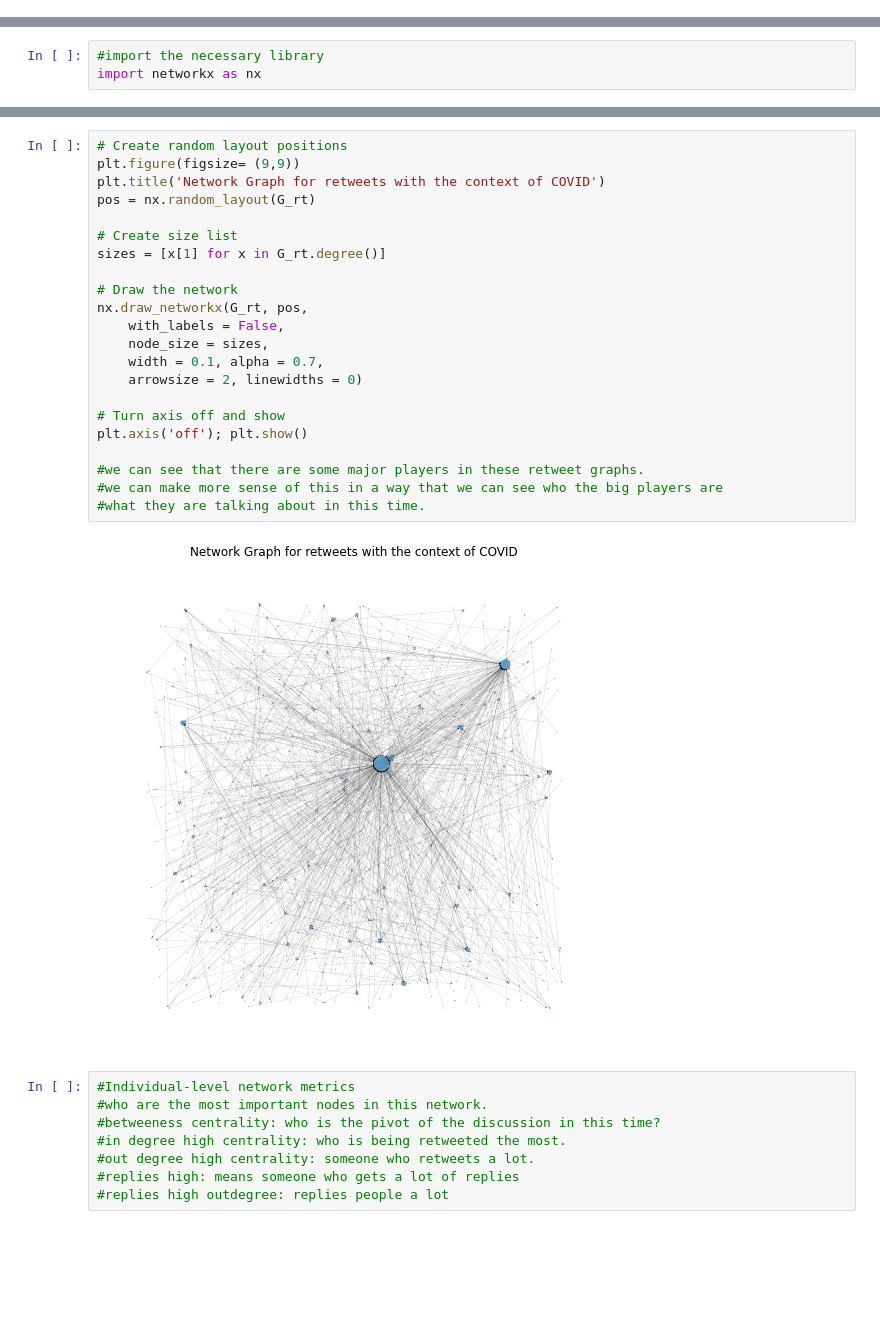
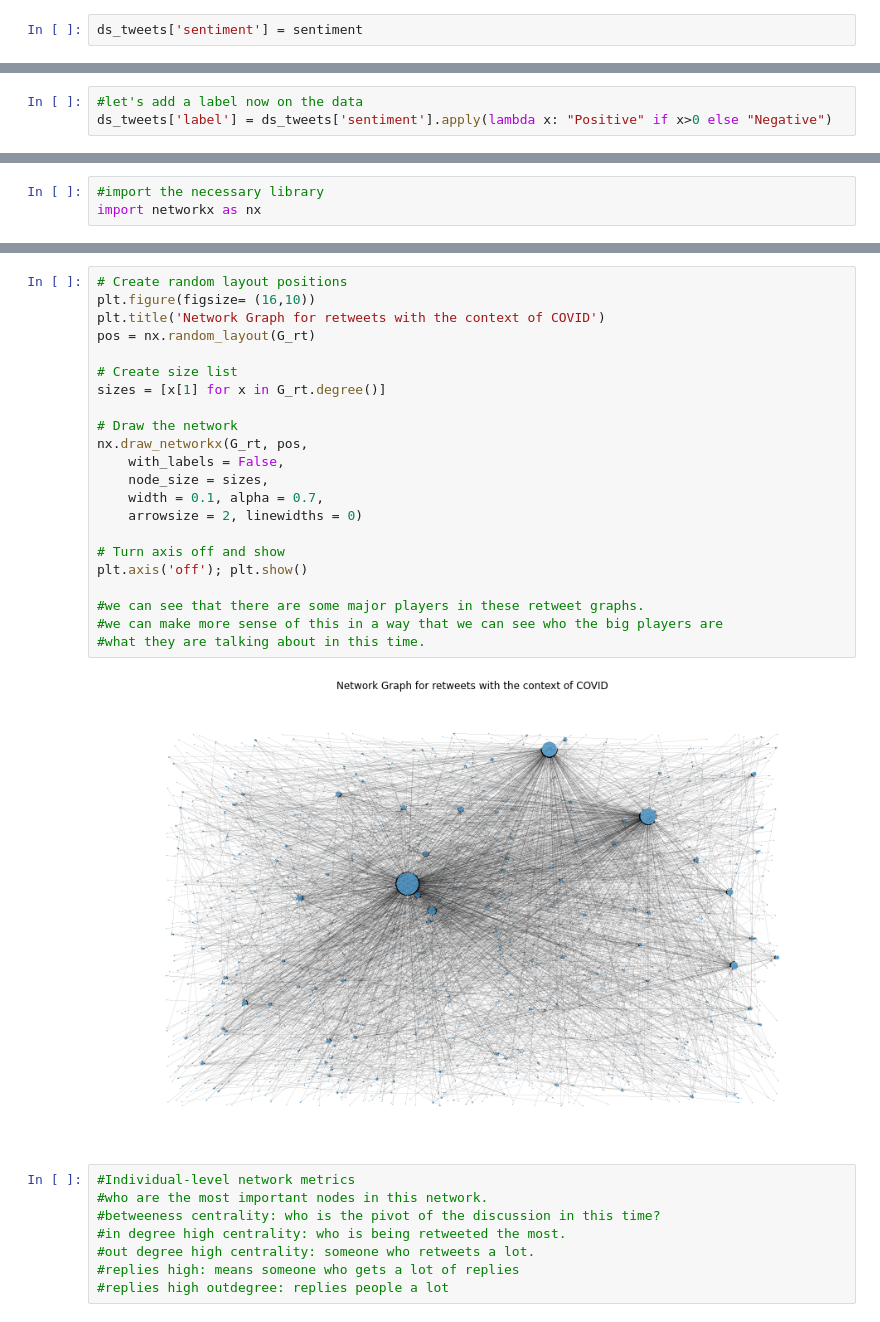
Before and after one commit to atwine/twitteranalysiscovid, a Jupyter notebook: Twitter Analysis.ipynb, the cells around one changed output, grey strips where cells are left out. Saved outputs shown, nothing was run; the diff lists cells and outputs as text; blank space fills up the shorter version.

Commit message:
visuals

```diff
--- a/Twitter Analysis.ipynb
+++ b/Twitter Analysis.ipynb
@@ -304,0 +308,2 @@ plt.show()
+# %%
+ds_tweets['sentiment'] = sentiment
@@ -304,0 +327,3 @@ plt.show()
+# %%
+#let's add a label now on the data
+ds_tweets['label'] = ds_tweets['sentiment'].apply(lambda x: "Positive" if x>0 else "Negative")
@@ -328,27 +360,27 @@ Edges in RT network: 812
 # %%
 # Create random layout positions
-plt.figure(figsize= (9,9))
+plt.figure(figsize= (16,10))
 plt.title('Network Graph for retweets with the context of COVID')
 pos = nx.random_layout(G_rt)
 
 # Create size list
 sizes = [x[1] for x in G_rt.degree()]
 
 # Draw the network
 nx.draw_networkx(G_rt, pos,
     with_labels = False,
     node_size = sizes,
     width = 0.1, alpha = 0.7,
     arrowsize = 2, linewidths = 0)
 
 # Turn axis off and show
 plt.axis('off'); plt.show()
 
 #we can see that there are some major players in these retweet graphs.
 #we can make more sense of this in a way that we can see who the big players are
 #what they are talking about in this time.
 # %% [output]
-[figure, old version]
+[figure, new version]
 # %%
 #Individual-level network metrics
 #who are the most important nodes in this network.
```
Also changed, not shown: parts of 17 cells of this notebook, 1 other file.
